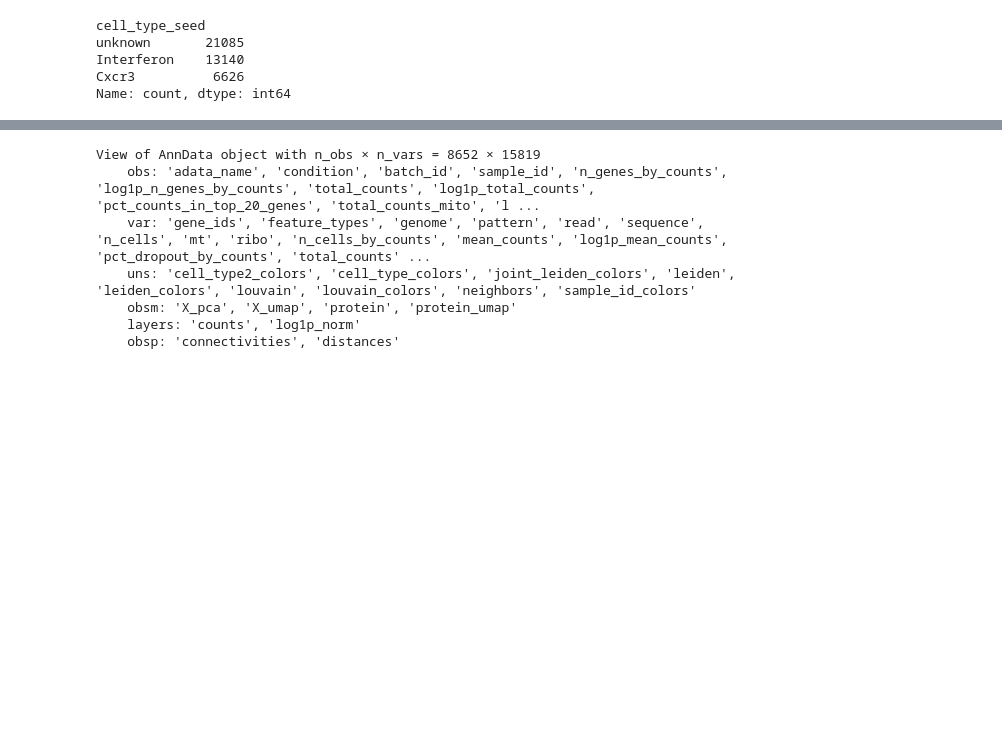
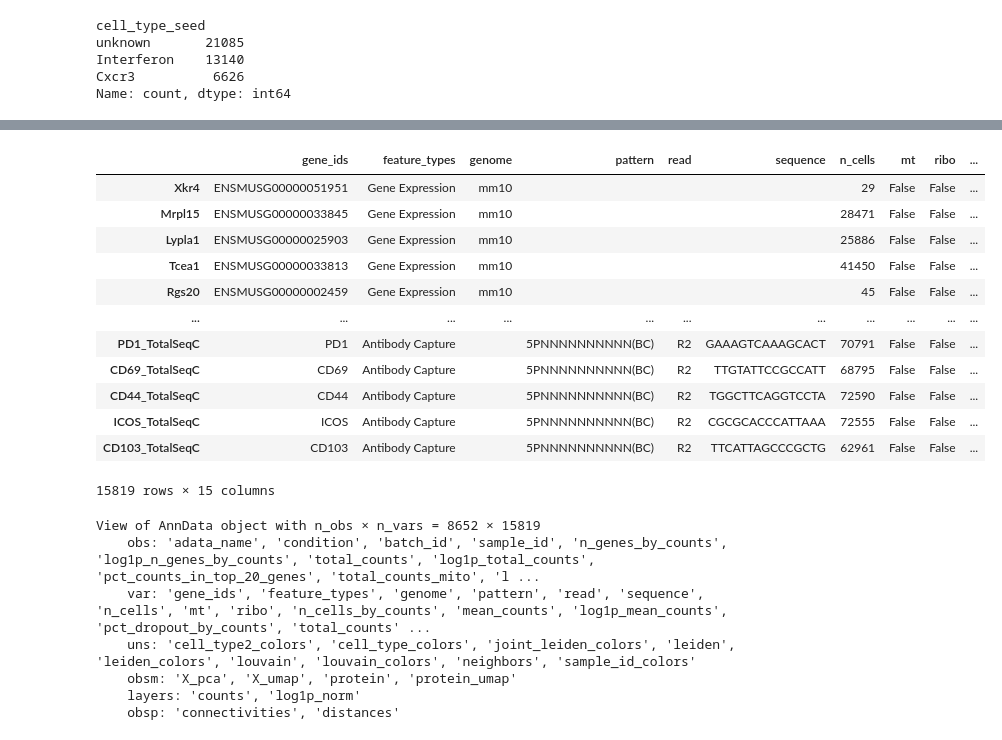
Before and after one commit to ErikaKvalem/honda_microbial_metabolites_2021, a Jupyter notebook: 20_scripts/40_single-cell-sorted-cd8/40_gex_surface_prot/006_compositional_analysis_sccoda.ipynb, the cells around one changed output, grey strips where cells are left out. Drawn from its saved outputs; the diff is of its cells as text; code cells hidden in the pictures; blank space fills up the shorter version.

```diff
--- a/20_scripts/40_single-cell-sorted-cd8/40_gex_surface_prot/006_compositional_analysis_sccoda.ipynb
+++ b/20_scripts/40_single-cell-sorted-cd8/40_gex_surface_prot/006_compositional_analysis_sccoda.ipynb
@@ -225,0 +236,16 @@ View of AnnData object with n_obs × n_vars = 0 × 15819
+# %%
+adata.var
+# %% [output]
+|  | gene_ids | feature_types | genome | pattern | read | sequence | n_cells | mt | ribo | ... |
+| Xkr4 | ENSMUSG00000051951 | Gene Expression | mm10 |  |  |  | 29 | False | False | ... |
+| Mrpl15 | ENSMUSG00000033845 | Gene Expression | mm10 |  |  |  | 28471 | False | False | ... |
+| Lypla1 | ENSMUSG00000025903 | Gene Expression | mm10 |  |  |  | 25886 | False | False | ... |
+| Tcea1 | ENSMUSG00000033813 | Gene Expression | mm10 |  |  |  | 41450 | False | False | ... |
+| Rgs20 | ENSMUSG00000002459 | Gene Expression | mm10 |  |  |  | 45 | False | False | ... |
+| ... | ... | ... | ... | ... | ... | ... | ... | ... | ... | ... |
+| PD1_TotalSeqC | PD1 | Antibody Capture |  | 5PNNNNNNNNNN(BC) | R2 | GAAAGTCAAAGCACT | 70791 | False | False | ... |
+| CD69_TotalSeqC | CD69 | Antibody Capture |  | 5PNNNNNNNNNN(BC) | R2 | TTGTATTCCGCCATT | 68795 | False | False | ... |
+| CD44_TotalSeqC | CD44 | Antibody Capture |  | 5PNNNNNNNNNN(BC) | R2 | TGGCTTCAGGTCCTA | 72590 | False | False | ... |
+| ICOS_TotalSeqC | ICOS | Antibody Capture |  | 5PNNNNNNNNNN(BC) | R2 | CGCGCACCCATTAAA | 72555 | False | False | ... |
+| CD103_TotalSeqC | CD103 | Antibody Capture |  | 5PNNNNNNNNNN(BC) | R2 | TTCATTAGCCCGCTG | 62961 | False | False | ... |
+15819 rows × 15 columns
```
Also changed, not shown: parts of 4 cells of this notebook, 1 other file.
